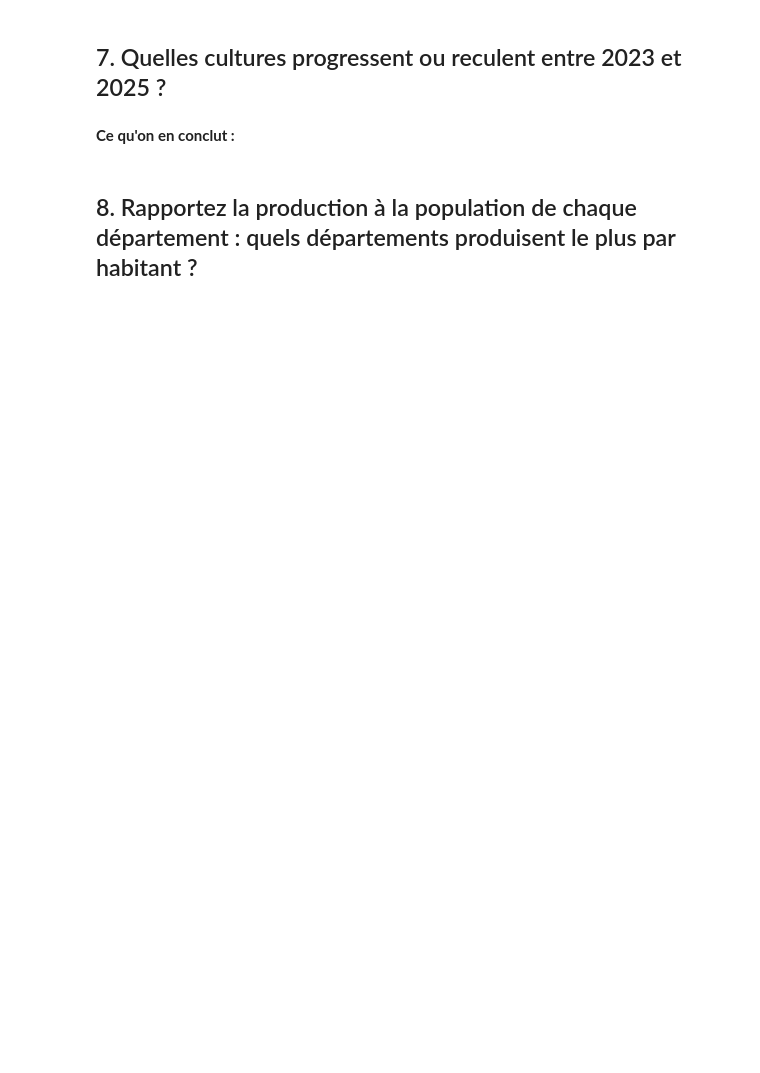
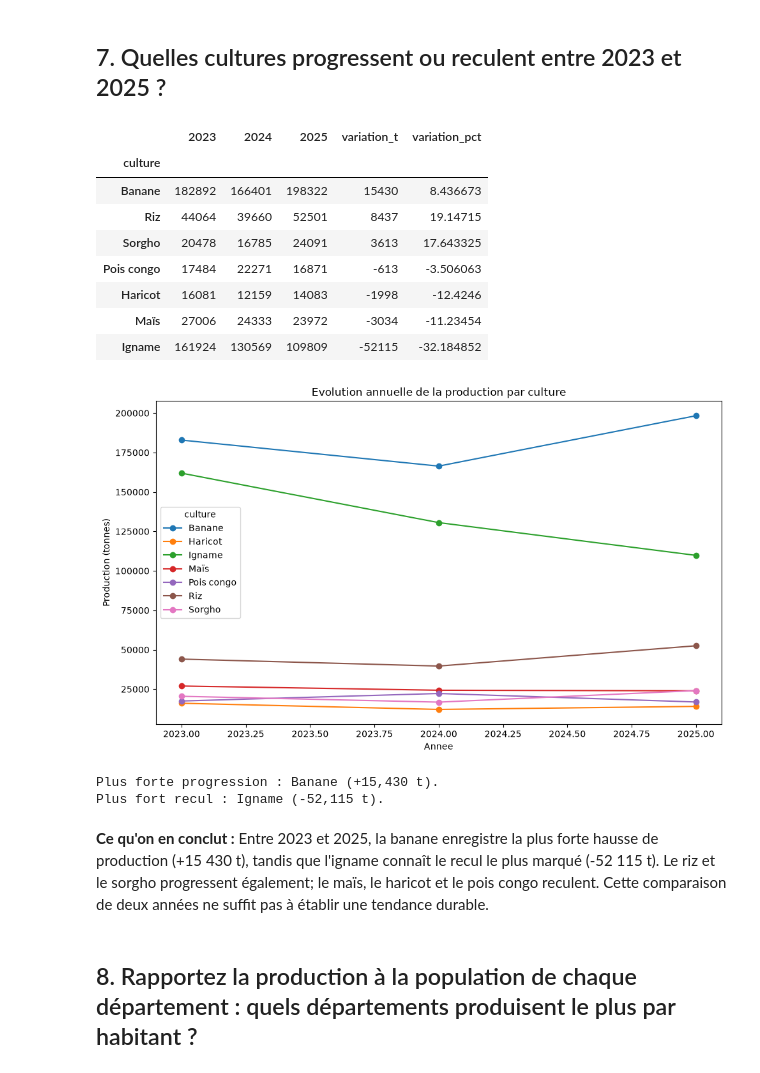
Before and after one commit to bien123ronaldo-oss/projet-data-recoltes, a Jupyter notebook: exploration.ipynb, the cells around one changed output. Drawn from its saved outputs; the diff is of its cells as text; code cells hidden in the pictures; blank space fills up the shorter version.

```diff
--- a/exploration.ipynb
+++ b/exploration.ipynb
@@ -133,6 +383,38 @@ print(
 # %% [markdown]
 ## 7. Quelles cultures progressent ou reculent entre 2023 et 2025 ?
+# %%
+production_annuelle = complet.pivot_table(
+    index="annee", columns="culture", values="production_t", aggfunc="sum"
+).sort_index()
+variation = pd.DataFrame({
+    "production_2023_t": production_annuelle.loc[2023],
+    "production_2025_t": production_annuelle.loc[2025],
+})
+variation["variation_t"] = variation["production_2025_t"] - variation["production_2023_t"]
+variation["variation_pct"] = variation["variation_t"] / variation["production_2023_t"] * 100
+variation = variation.sort_values("variation_t", ascending=False)
+display(production_annuelle.T.join(variation[["variation_t", "variation_pct"]]).sort_values("variation_t", ascending=False))
+
+ax = production_annuelle.plot(marker="o", figsize=(10, 6))
+ax.set(title="Evolution annuelle de la production par culture", xlabel="Annee", ylabel="Production (tonnes)")
+plt.tight_layout()
+plt.show()
+print(f"Plus forte progression : {variation.index[0]} ({variation.iloc[0]['variation_t']:+,.0f} t).")
+print(f"Plus fort recul : {variation.index[-1]} ({variation.iloc[-1]['variation_t']:+,.0f} t).")
+# %% [output]
+|  | 2023 | 2024 | 2025 | variation_t | variation_pct |
+| culture |  |  |  |  |  |
+| Banane | 182892 | 166401 | 198322 | 15430 | 8.436673 |
+| Riz | 44064 | 39660 | 52501 | 8437 | 19.14715 |
+| Sorgho | 20478 | 16785 | 24091 | 3613 | 17.643325 |
+| Pois congo | 17484 | 22271 | 16871 | -613 | -3.506063 |
+| Haricot | 16081 | 12159 | 14083 | -1998 | -12.4246 |
+| Maïs | 27006 | 24333 | 23972 | -3034 | -11.23454 |
+| Igname | 161924 | 130569 | 109809 | -52115 | -32.184852 |
+[figure, added]
+Plus forte progression : Banane (+15,430 t).
+Plus fort recul : Igname (-52,115 t).
 # %% [markdown]
-**Ce qu'on en conclut :**
+**Ce qu'on en conclut :** Entre 2023 et 2025, la banane enregistre la plus forte hausse de production (+15 430 t), tandis que l'igname connaît le recul le plus marqué (-52 115 t). Le riz et le sorgho progressent également; le maïs, le haricot et le pois congo reculent. Cette comparaison de deux années ne suffit pas à établir une tendance durable.
 # %% [markdown]
 ## 8. Rapportez la production à la population de chaque département : quels départements produisent le plus par habitant ?
```
Also changed, not shown: parts of 15 cells of this notebook, 1 other file.
